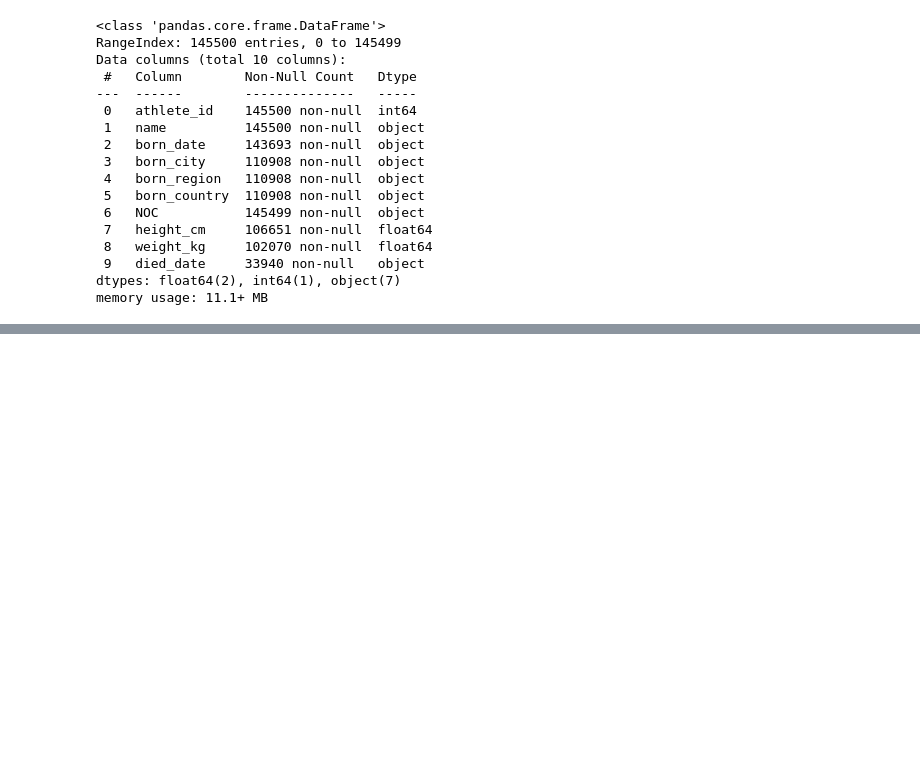
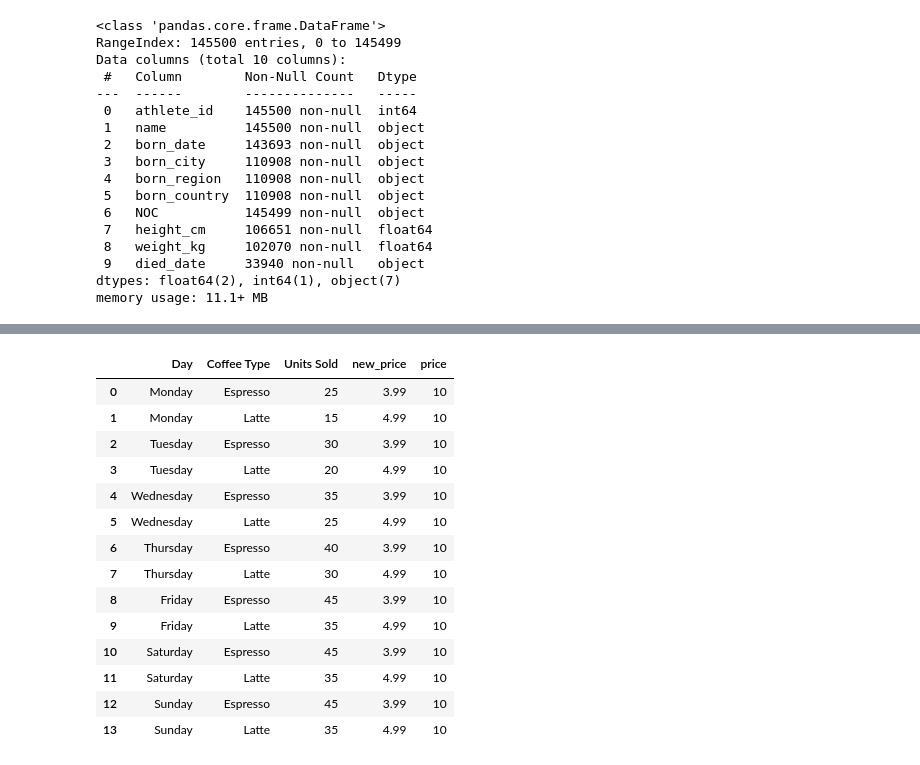
Before and after one commit to keshav2603/pandas-basic, a Jupyter notebook: first.ipynb, the cells around one changed output, grey strips where cells are left out. Cells and saved outputs as stored; diff of their text form; code cells hidden in the pictures; blank space fills up the shorter version.

```diff
--- a/first.ipynb
+++ b/first.ipynb
@@ -333,0 +386,2 @@ bios[(bios["height_cm"]>210) & (bios["born_country"]=="USA")]
+# %%
+coffee["Price"]= 4.99
@@ -333,0 +397,2 @@ bios[(bios["height_cm"]>210) & (bios["born_country"]=="USA")]
+# %%
+coffee["new_price"]= np.where(coffee["Coffee Type"]== "Espresso",3.99,4.99)
@@ -333,0 +408,3 @@ bios[(bios["height_cm"]>210) & (bios["born_country"]=="USA")]
+# %%
+# coffee.drop(columns=["Price"]) # this not really modify the actual data to do it we need to do
+coffee.drop(columns=["Price"],inplace=True)
@@ -333,0 +429,3 @@ bios[(bios["height_cm"]>210) & (bios["born_country"]=="USA")]
+# %%
+new_coffee=coffee.copy()
+new_coffee["price"]=10
@@ -333,0 +450,18 @@ bios[(bios["height_cm"]>210) & (bios["born_country"]=="USA")]
+# %%
+new_coffee
+# %% [output]
+|  | Day | Coffee Type | Units Sold | new_price | price |
+| 0 | Monday | Espresso | 25 | 3.99 | 10 |
+| 1 | Monday | Latte | 15 | 4.99 | 10 |
+| 2 | Tuesday | Espresso | 30 | 3.99 | 10 |
+| 3 | Tuesday | Latte | 20 | 4.99 | 10 |
+| 4 | Wednesday | Espresso | 35 | 3.99 | 10 |
+| 5 | Wednesday | Latte | 25 | 4.99 | 10 |
+| 6 | Thursday | Espresso | 40 | 3.99 | 10 |
+| 7 | Thursday | Latte | 30 | 4.99 | 10 |
+| 8 | Friday | Espresso | 45 | 3.99 | 10 |
+| 9 | Friday | Latte | 35 | 4.99 | 10 |
+| 10 | Saturday | Espresso | 45 | 3.99 | 10 |
+| 11 | Saturday | Latte | 35 | 4.99 | 10 |
+| 12 | Sunday | Espresso | 45 | 3.99 | 10 |
+| 13 | Sunday | Latte | 35 | 4.99 | 10 |
```
Also changed, not shown: parts of 19 cells of this notebook.
